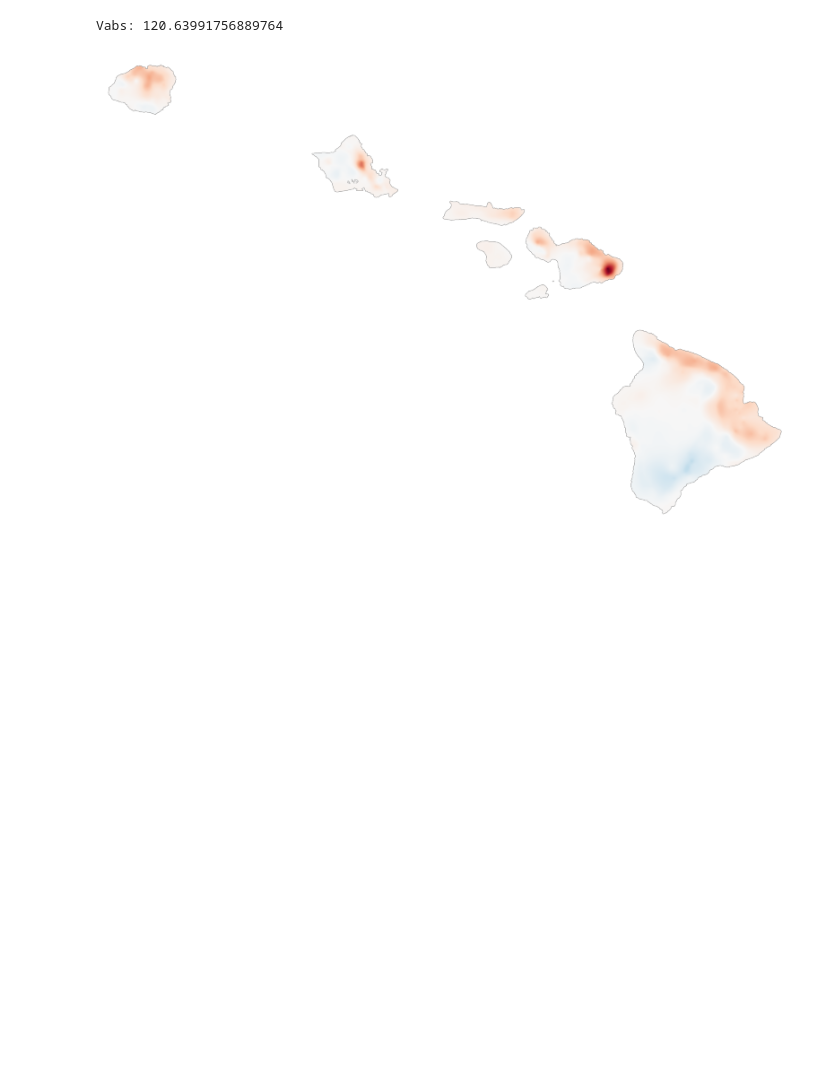
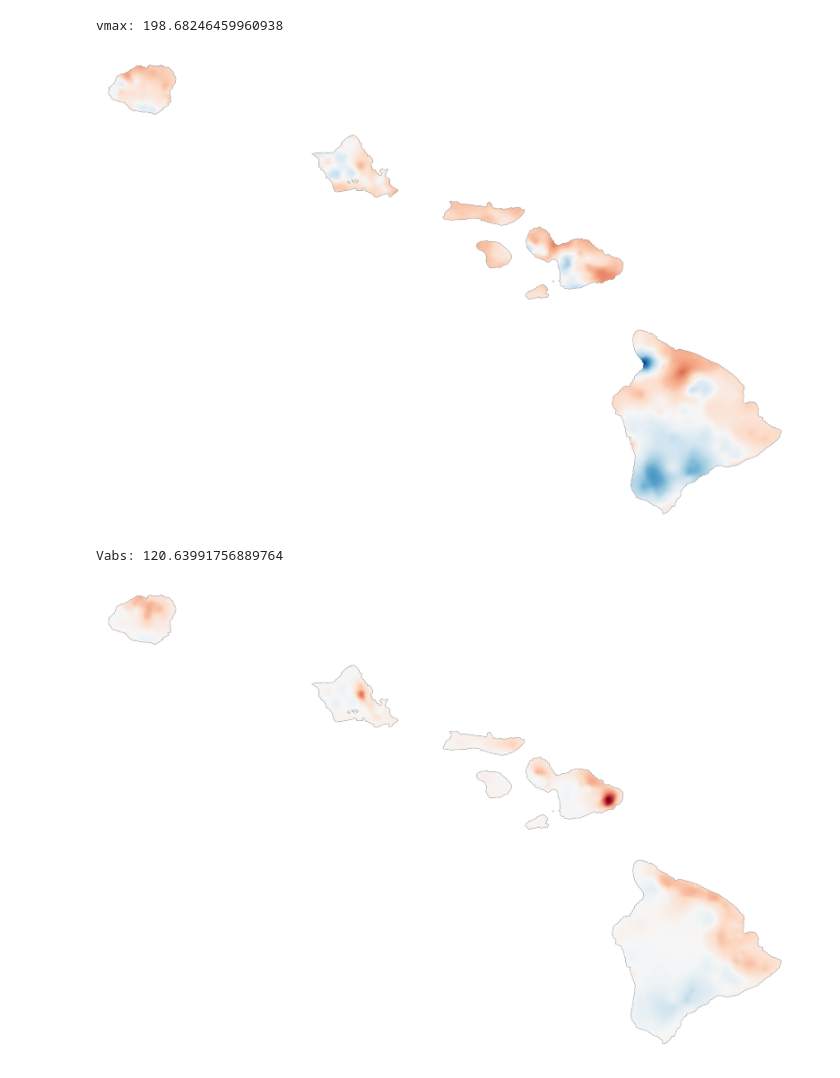
Before and after one commit to cherryleh/climate-summary, a Jupyter notebook: dews-hawaii-app/scripts/2025-summary/chart.ipynb, the cells around one changed output. Cells and saved outputs as stored; diff of their text form; code cells hidden in the pictures; blank space fills up the shorter version.

```diff
--- a/dews-hawaii-app/scripts/2025-summary/chart.ipynb
+++ b/dews-hawaii-app/scripts/2025-summary/chart.ipynb
@@ -32,3 +32,30 @@ SyntaxError: invalid syntax (3640114229.py, line 12)
+# %%
+out_png = "../../public/climate-summary/annual_rainfall_2024_pnormal.png"
+
+with rasterio.open("annual_rainfall_2024_pnormal.tif") as src:
+    data = src.read(1).astype(float)
+    nodata = src.nodata
+    bounds = src.bounds
+
+masked = np.ma.masked_where(data == nodata, data)
+
+vmax = np.nanmax(masked)
+print(f"vmax: {vmax}")
+fig, ax = plt.subplots(figsize=(10, 8))
+im = ax.imshow(
+    masked,
+    cmap = 'RdBu',
+    extent=(bounds.left, bounds.right, bounds.bottom, bounds.top),
+    vmin=0,
+    vmax=200,
+)
+ax.set_axis_off()  # removes ticks + border/frame
+# cbar = fig.colorbar(im, ax=ax)
+fig.savefig(out_png, dpi=300, bbox_inches="tight", pad_inches=0.02, transparent=True)
+plt.show()
+# %% [output]
+vmax: 198.68246459960938
+[figure, added]
 # %%
 out_png = "../../public/climate-summary/annual_rainfall_2024_anomaly.png"
 
```
Also changed, not shown: parts of 5 cells of this notebook, 8 other files.
